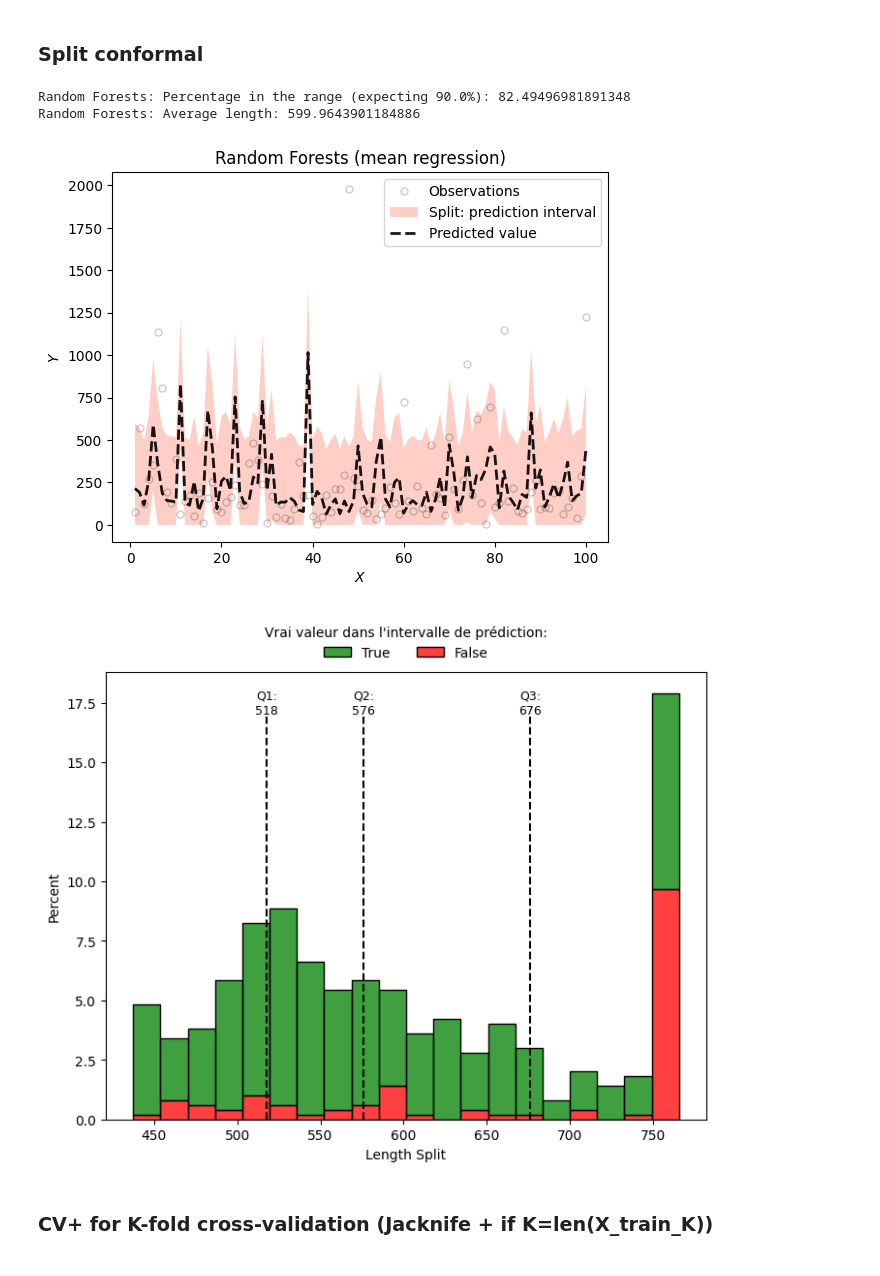
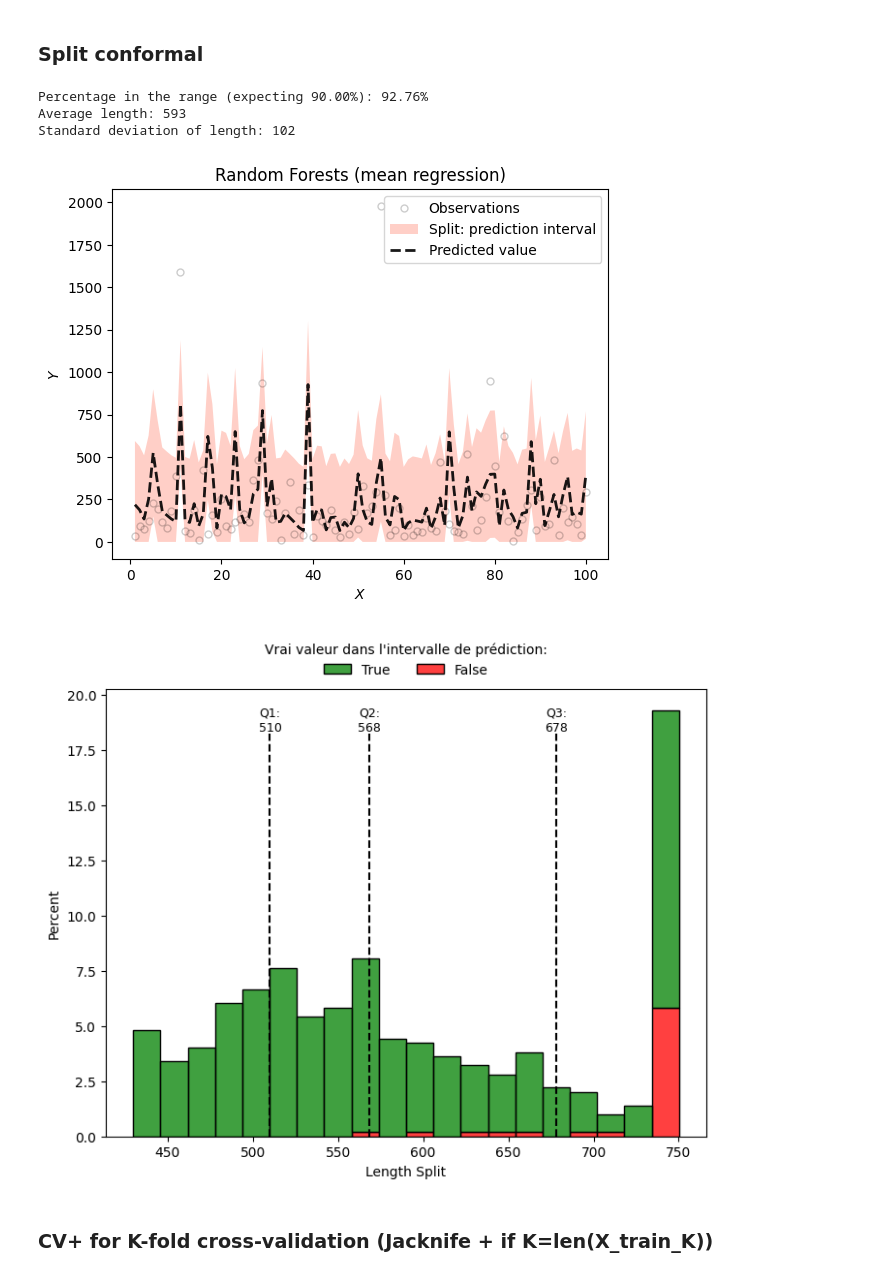
Before and after one commit to Krrcharles/Prediction-conforme-pour-les-donnees--analysee-par-Transformers, a Jupyter notebook: Code_stuart.ipynb, the cells around one changed output. Saved outputs shown, nothing was run; the diff lists cells and outputs as text; code cells hidden in the pictures.

Commit message:
ajout écart type

```diff
--- a/Code_stuart.ipynb
+++ b/Code_stuart.ipynb
@@ -972,21 +957,6 @@ from sklearn.ensemble import RandomForestClassifier
 from sklearn.model_selection import GridSearchCV
 from sklearn.metrics import accuracy_score, recall_score, f1_score
 import math
-
-ajout_var=True
-# Séparation des données en ensembles d'entraînement et de test
-if not ajout_var:
-
-    # Sélectionner toutes les colonnes sauf la dernière (la colonne 'HOSPITAL_EXPIRE_FLAG') comme caractéristiques d'entraînement
-    X_train = df_final.iloc[:, 1:-1]
-
-    # Sélectionner la dernière colonne ('HOSPITAL_EXPIRE_FLAG') comme variable cible d'entraînement et la convertir en entiers
-    y_train = df_final["HOSPITAL_EXPIRE_FLAG"].astype(int)
-
-    # Sélectionner les caractéristiques de l'ensemble de test de manière similaire
-    X_test = df_final_test.iloc[:, 1:-1]
-    y_test = df_final_test["HOSPITAL_EXPIRE_FLAG"].astype(int)
-
 
 # Définir les valeurs des hyperparamètres à tester
 
@@ -998,7 +968,7 @@ param_grid = {
 # Initialisation du modèle Random Forest
 
 # Créer une instance du modèle Random Forest avec des hyperparamètres spécifiés
-model = RandomForestClassifier(criterion='entropy', n_estimators=150, random_state = seed)
+model = RandomForestClassifier(criterion='entropy', n_estimators=150, class_weight='balanced',random_state = seed)
 # Recherche des meilleurs hyperparamètres
 
 # Créer un objet GridSearchCV pour effectuer une recherche des meilleurs hyperparamètres
@@ -1016,7 +986,8 @@ best_max_features = grid_search.best_params_['max_features']
 # Utilisation du modèle avec les meilleurs hyperparamètres pour la prédiction sur l'ensemble de test
 
 # Créer une nouvelle instance du modèle Random Forest avec les meilleurs hyperparamètres trouvés
-model = RandomForestClassifier(criterion='entropy', n_estimators=150, max_features=best_max_features, random_state = seed)
+model = RandomForestClassifier(criterion='entropy', n_estimators=150, class_weight='balanced',
+    max_features=best_max_features, oob_score =True, random_state = seed)
 
 # Entraîner le modèle avec les meilleurs hyperparamètres sur les données d'entraînement
 model.fit(X_train, y_train)
@@ -1026,6 +997,8 @@ y_pred = model.predict(X_test)
 smx_rf = model.predict_proba(X_test)
 
 # Évaluation des performances du modèle
+oob_score = model.oob_score_
+print("Out-of-Bag Score: %.2f" % (oob_score))
 
 # Calculer et afficher l'accuracy du modèle (!= precision)
 # Taux de bien classés
@@ -1043,6 +1016,7 @@ f1 = f1_score(y_test, y_pred)
 print("F1-score: %.2f%%" % (f1 * 100.0))
 
 # 14 min
+# OOB : 0.74
 # Précision: 46.09%
 # Rappel: 71.33%
 # F1-score: 28.46%
@@ -1574,26 +1544,29 @@ pred_rf = model.predict(X_test[~idx])
 # %%
 # compute and display the average coverage
 in_the_range_split = (y_test[~idx] >= y_lower_split) & (y_test[~idx]<= y_upper_split)
-print("Random Forests: Percentage in the range (expecting " + str(100*(1-alpha)) + "%):",
-      np.sum(in_the_range_split) / len(y_test[~idx]) * 100)
+print("Percentage in the range (expecting %.2f%%): %.2f%%" % (100*(1-alpha), np.sum(in_the_range_split) / len(y_test[~idx]) * 100))
 
 # compute length of the interval per each test point
 length_split = y_upper_split - y_lower_split
-
-# compute and display the average length
-print("Random Forests: Average length:", np.mean(length_split))
+print("Average length:", round(np.mean(length_split)))
+print("Standard deviation of length:", round(np.std(length_split)))
 
 plot_func(y=y_test[~idx],y_u=y_upper_split,y_l=y_lower_split,pred=pred_rf,shade_color='tomato',
           method_name="Split:",title="Random Forests (mean regression)",
           filename="fig/regres/lineplot_split.png",save_figures=True)
 
-plot_hist(length = length_split, in_the_range = in_the_range_split, x_name="Length Split",dec_x_quant= [0,0,0],
+plot_hist(length = length_split, in_the_range = in_the_range_split, x_name="Length Split", dec_x_quant= [0,0,0],
       filename="fig/regres/histo_length_split.png", save_figures=True)
+
+# Percentage in the range (expecting 90.0%): 92.76%
+# Average length: 593
+# Standard deviation of length: 102
 # %% [output]
-Random Forests: Percentage in the range (expecting 90.0%): 82.49496981891348
-Random Forests: Average length: 599.9643901184886
+Percentage in the range (expecting 90.00%): 92.76%
+Average length: 593
+Standard deviation of length: 102
-[figure, old version]
+[figure, new version]
-[figure, old version]
+[figure, new version]
 # %%
 with open('data/traite/pred_rf', 'wb') as f1:
     pickle.dump(pred_rf, f1)
```
Also changed, not shown: parts of 14 cells of this notebook.
